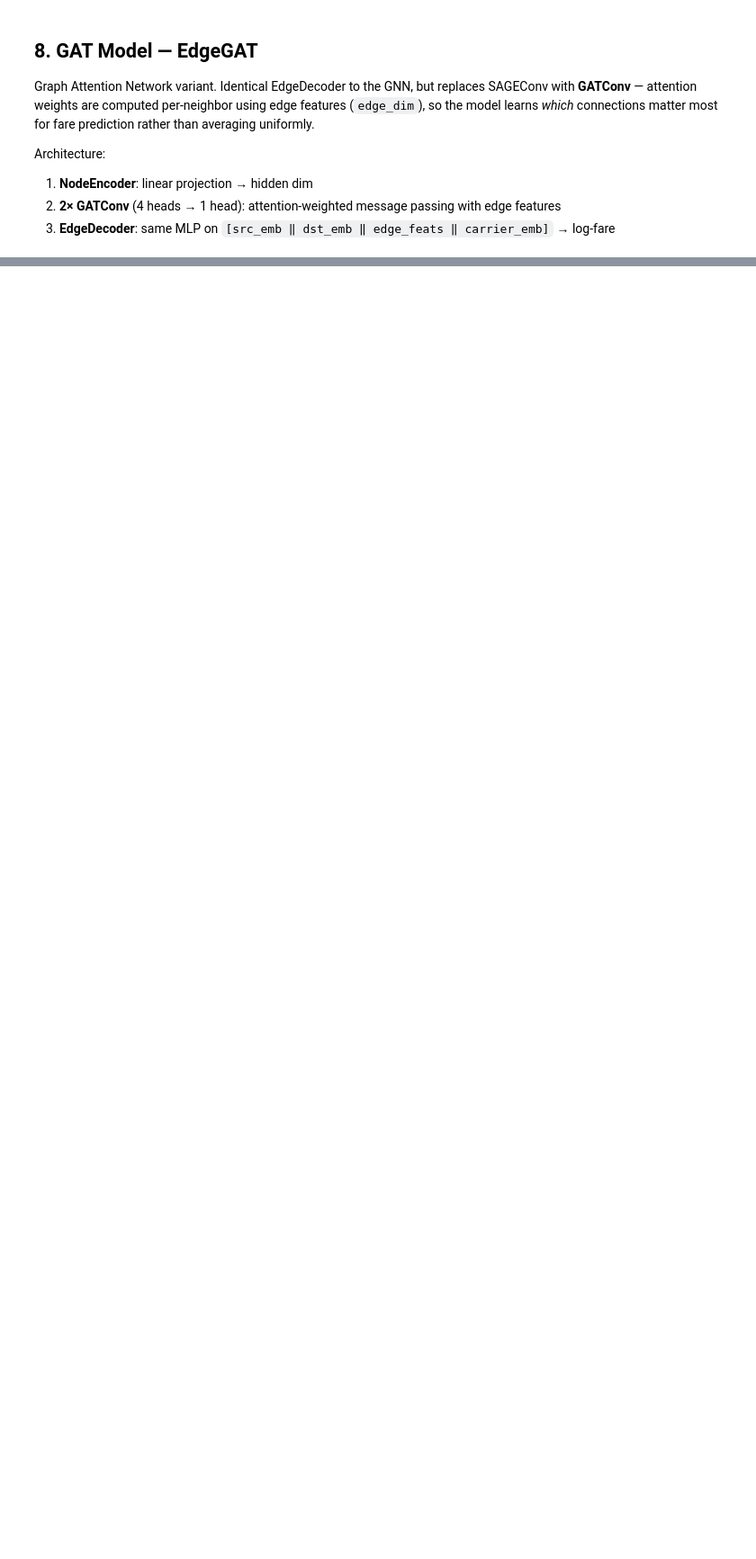
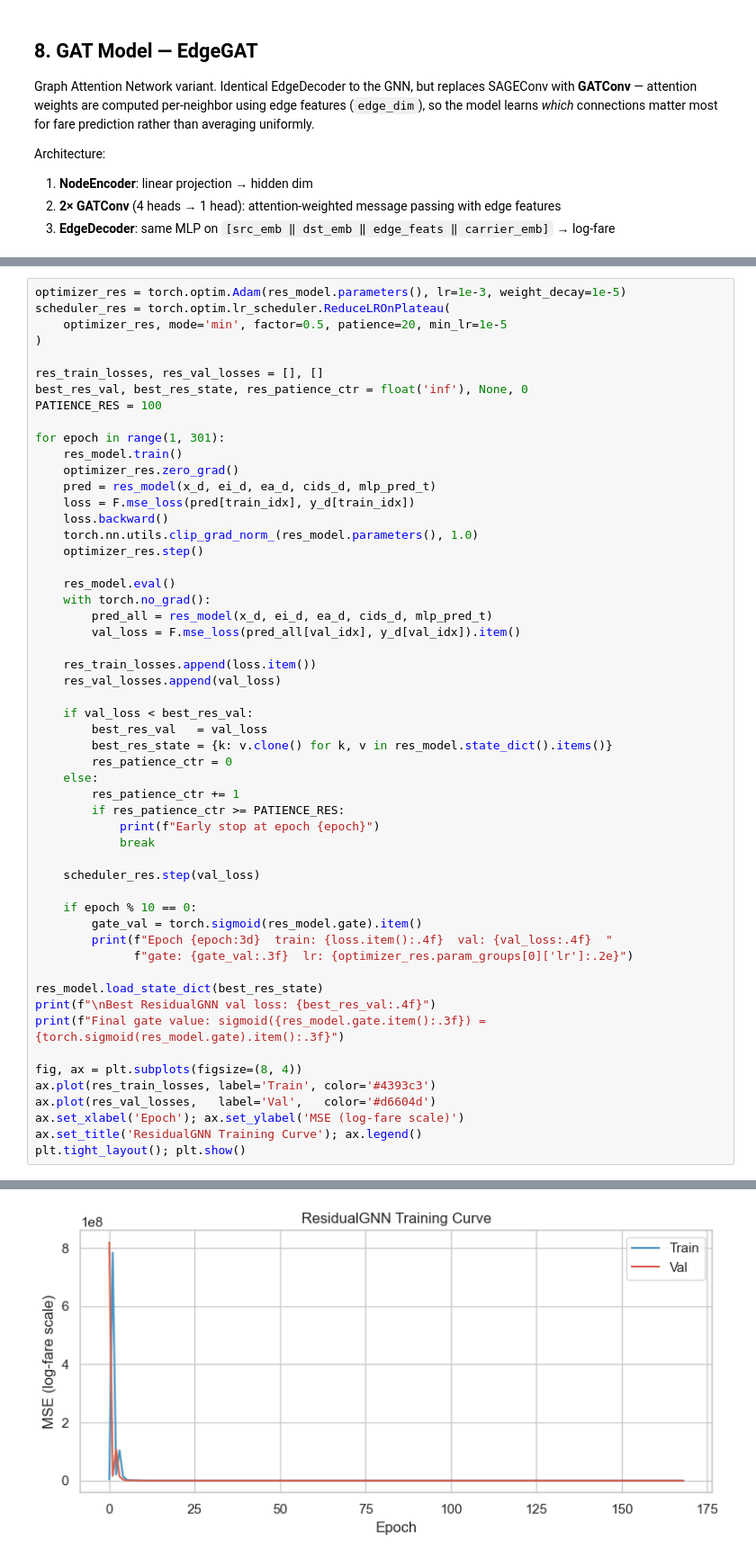
Before and after one commit to normangw/6600-neural-networks, a Jupyter notebook: technical-details/neural-networks/main.ipynb, the cells around one changed output, grey strips where cells are left out. Shown at 90% size. Drawn from its saved outputs; the diff is of its cells as text; blank space fills up the shorter version.

```diff
--- a/technical-details/neural-networks/main.ipynb
+++ b/technical-details/neural-networks/main.ipynb
@@ -1031,0 +1127,55 @@ Best GAT val loss: 0.1643
+# %%
+optimizer_res = torch.optim.Adam(res_model.parameters(), lr=1e-3, weight_decay=1e-5)
+scheduler_res = torch.optim.lr_scheduler.ReduceLROnPlateau(
+    optimizer_res, mode='min', factor=0.5, patience=20, min_lr=1e-5
+)
+
+res_train_losses, res_val_losses = [], []
+best_res_val, best_res_state, res_patience_ctr = float('inf'), None, 0
+PATIENCE_RES = 100
+
+for epoch in range(1, 301):
+    res_model.train()
+    optimizer_res.zero_grad()
+    pred = res_model(x_d, ei_d, ea_d, cids_d, mlp_pred_t)
+    loss = F.mse_loss(pred[train_idx], y_d[train_idx])
+    loss.backward()
+    torch.nn.utils.clip_grad_norm_(res_model.parameters(), 1.0)
+    optimizer_res.step()
+
+    res_model.eval()
+    with torch.no_grad():
+        pred_all = res_model(x_d, ei_d, ea_d, cids_d, mlp_pred_t)
+        val_loss = F.mse_loss(pred_all[val_idx], y_d[val_idx]).item()
+
+    res_train_losses.append(loss.item())
+    res_val_losses.append(val_loss)
+
+    if val_loss < best_res_val:
+        best_res_val   = val_loss
+        best_res_state = {k: v.clone() for k, v in res_model.state_dict().items()}
+        res_patience_ctr = 0
+    else:
+        res_patience_ctr += 1
+        if res_patience_ctr >= PATIENCE_RES:
+            print(f"Early stop at epoch {epoch}")
+            break
+
+    scheduler_res.step(val_loss)
+
+    if epoch % 10 == 0:
+        gate_val = torch.sigmoid(res_model.gate).item()
+        print(f"Epoch {epoch:3d}  train: {loss.item():.4f}  val: {val_loss:.4f}  "
+              f"gate: {gate_val:.3f}  lr: {optimizer_res.param_groups[0]['lr']:.2e}")
+
+res_model.load_state_dict(best_res_state)
+print(f"\nBest ResidualGNN val loss: {best_res_val:.4f}")
+print(f"Final gate value: sigmoid({res_model.gate.item():.3f}) = {torch.sigmoid(res_model.gate).item():.3f}")
+
+fig, ax = plt.subplots(figsize=(8, 4))
+ax.plot(res_train_losses, label='Train', color='#4393c3')
+ax.plot(res_val_losses,   label='Val',   color='#d6604d')
+ax.set_xlabel('Epoch'); ax.set_ylabel('MSE (log-fare scale)')
+ax.set_title('ResidualGNN Training Curve'); ax.legend()
+plt.tight_layout(); plt.show()
+# %% [output]
@@ -1032 +1202,2 @@ Best GAT val loss: 0.1643
+[figure, added]
 # %% [markdown]
```
Also changed, not shown: parts of 25 cells of this notebook, 2 other files.
